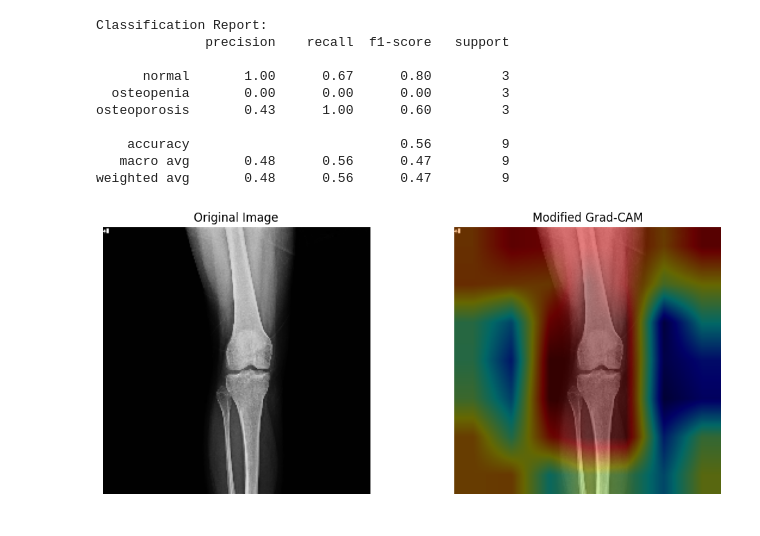
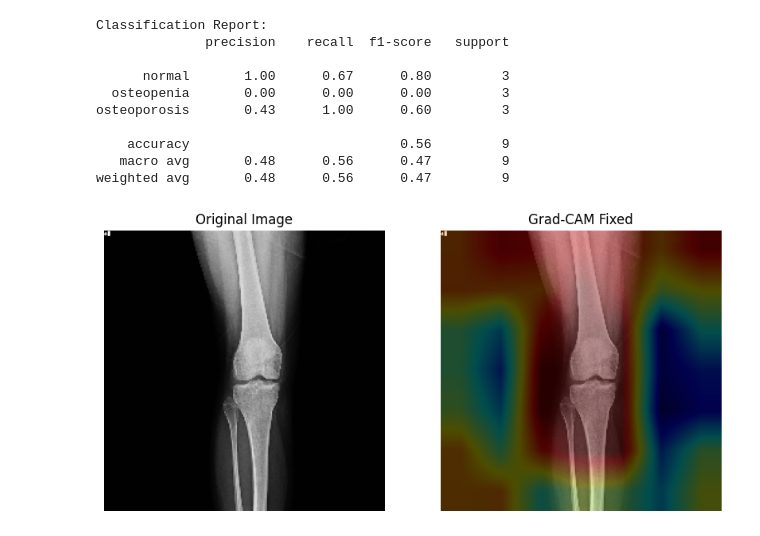
Before and after one commit to ujjwal509kumar/majorproject, a Jupyter notebook: main.ipynb, the cells around one changed output. Cells and saved outputs as stored; diff of their text form; code cells hidden in the pictures.

Commit message:
imporved gradcam

```diff
--- a/main.ipynb
+++ b/main.ipynb
@@ -399,100 +399,83 @@ import cv2
 import matplotlib.pyplot as plt
 from tensorflow.keras.preprocessing import image
 
-def generate_gradcam_modified(img_path, model, layer_name='conv5_block3_out', blend_weight=0.4, clip_percentile=99):
+def generate_gradcam_fixed(img_path, model, layer_name='conv5_block3_out', blend_weight=0.3):
     """
-    Generates and displays a Grad-CAM heatmap for the input image with improved normalization.
+    Generates a Grad-CAM heatmap with improved normalization to avoid saturation.
 
-    This version uses the standard Grad-CAM approach:
-      1. Computes the gradients of the predicted class with respect to the feature maps.
-      2. Averages the gradients spatially to obtain channel weights.
-      3. Produces a heatmap by weighted sum of the feature maps.
-      4. Uses percentile clipping to avoid saturation and blends the heatmap with the original image.
+    Improvements:
+    - Applies logarithmic scaling to compress high gradient values.
+    - Uses cv2.normalize for stable Min-Max normalization.
+    - Uses a lower blend_weight for a subtler heatmap overlay.
 
     Parameters:
-      - img_path: str, path to the image file.
-      - model: trained Keras model.
+      - img_path: str, path to the input image.
+      - model: Trained Keras model.
       - layer_name: str, name of the convolutional layer to use.
-      - blend_weight: float, blending weight for the heatmap overlay.
-      - clip_percentile: int, percentile used for clipping extreme values.
+      - blend_weight: float, transparency of the heatmap overlay.
     """
-    # --- Step 1: Preprocess the image ---
+    # --- Step 1: Load and preprocess the image ---
     orig_img = image.load_img(img_path, target_size=(224, 224))
     img_array = image.img_to_array(orig_img)
     img_array = np.expand_dims(img_array, axis=0)
-    img_array /= 255.0  # Normalize
+    img_array /= 255.0  # Normalize to [0,1]
 
-    # --- Step 2: Create a model that outputs the target layer activations and model predictions ---
+    # --- Step 2: Build a model that outputs feature maps and predictions ---
     grad_model = tf.keras.models.Model(
         inputs=model.inputs,
         outputs=[model.get_layer(layer_name).output, model.output]
     )
 
-    # --- Step 3: Compute gradients with GradientTape ---
+    # --- Step 3: Compute gradients with respect to the target class ---
+    # Wrap img_array in a list to match the expected input structure.
     with tf.GradientTape() as tape:
-        conv_outputs, predictions = grad_model(img_array)
+        conv_outputs, predictions = grad_model([img_array])
         pred_index = tf.argmax(predictions[0])
         loss = predictions[:, pred_index]
     grads = tape.gradient(loss, conv_outputs)
+    pooled_grads = tf.reduce_mean(grads, axis=(0, 1, 2))
+    conv_outputs = conv_outputs[0]  # Remove batch dimension
 
-    # --- Step 4: Compute the channel-wise weights ---
-    pooled_grads = tf.reduce_mean(grads, axis=(0, 1, 2))
+    # --- Step 4: Compute the weighted sum of the feature maps ---
+    heatmap = conv_outputs * pooled_grads
+    heatmap = tf.reduce_sum(heatmap, axis=-1).numpy()
+    heatmap = np.maximum(heatmap, 0)
 
-    # Get the convolutional output for the image (remove batch dimension)
-    conv_outputs = conv_outputs[0]
+    # --- Step 5: Apply log scaling to compress outliers ---
+    heatmap = np.log1p(heatmap)
 
-    # Multiply each channel by its corresponding weight
-    heatmap = conv_outputs * pooled_grads
-    heatmap = tf.reduce_sum(heatmap, axis=-1)
+    # --- Step 6: Normalize the heatmap using cv2.normalize ---
+    heatmap = cv2.normalize(heatmap, None, alpha=0, beta=1, norm_type=cv2.NORM_MINMAX)
 
-    # Apply ReLU to the heatmap to focus on positive activations
-    heatmap = tf.nn.relu(heatmap)
-    heatmap = heatmap.numpy()
-
-    # --- Step 5: Normalize the heatmap using percentile clipping ---
-    max_val = np.percentile(heatmap, clip_percentile)
-    heatmap = np.clip(heatmap, 0, max_val)
-    heatmap = heatmap / (max_val + 1e-8)  # Normalize to [0, 1]
-
-    # Resize heatmap to match the image size
+    # Resize and convert to an 8-bit format
     heatmap = cv2.resize(heatmap, (224, 224))
     heatmap = np.uint8(255 * heatmap)
-    heatmap_color = cv2.applyColorMap(heatmap, cv2.COLORMAP_JET)
+    heatmap = cv2.applyColorMap(heatmap, cv2.COLORMAP_JET)
 
-    # --- Step 6: Prepare the original image for overlay ---
-    orig_img = cv2.imread(img_path)
-    orig_img = cv2.cvtColor(orig_img, cv2.COLOR_BGR2RGB)
-    orig_img = cv2.resize(orig_img, (224, 224))
+    # --- Step 7: Load the original image for overlay ---
+    orig_img_cv = cv2.imread(img_path)
+    orig_img_cv = cv2.cvtColor(orig_img_cv, cv2.COLOR_BGR2RGB)
+    orig_img_cv = cv2.resize(orig_img_cv, (224, 224))
 
-    # Blend the original image with the heatmap
-    superimposed_img = cv2.addWeighted(orig_img, 1 - blend_weight, heatmap_color, blend_weight, 0)
+    # --- Step 8: Blend the heatmap with the original image ---
+    superimposed_img = cv2.addWeighted(orig_img_cv, 1 - blend_weight, heatmap, blend_weight, 0)
 
-    # --- Step 7: Display the results ---
-    plt.figure(figsize=(12, 5))
+    # --- Step 9: Display the results ---
+    plt.figure(figsize=(10, 5))
     plt.subplot(1, 2, 1)
-    plt.imshow(orig_img)
+    plt.imshow(orig_img_cv)
     plt.title("Original Image")
     plt.axis("off")
 
     plt.subplot(1, 2, 2)
     plt.imshow(superimposed_img)
-    plt.title("Modified Grad-CAM")
+    plt.title("Grad-CAM Fixed")
     plt.axis("off")
 
     plt.show()
 
 # Example usage:
-img_path = r'C:\Users\91947\Desktop\dataset\Process\test\osteopenia\Osteopenia 3.jpg'  # Update with your image path
-generate_gradcam_modified(img_path, model)
-
-
-# Red / Orange / Yellow:
-# These are the “hot” colors indicating high activation. They represent regions that strongly influence the model’s decision. In other words, the model is “paying a lot of attention” to these areas when making its prediction.
-
-# Green:
-# This represents moderate activation. Areas colored green have a middle level of importance relative to the final decision.
-
-# Blue / Purple:
-# These are the “cool” colors indicating low activation. They show regions that contribute little or are less significant to the decision.
+img_path = r'C:\Users\91947\Desktop\dataset\Process\test\osteopenia\Osteopenia 3.jpg'
+generate_gradcam_fixed(img_path, model)
 # %% [output]
-[figure, old version]
+[figure, new version]
```
Also changed, not shown: parts of 2 cells of this notebook.
